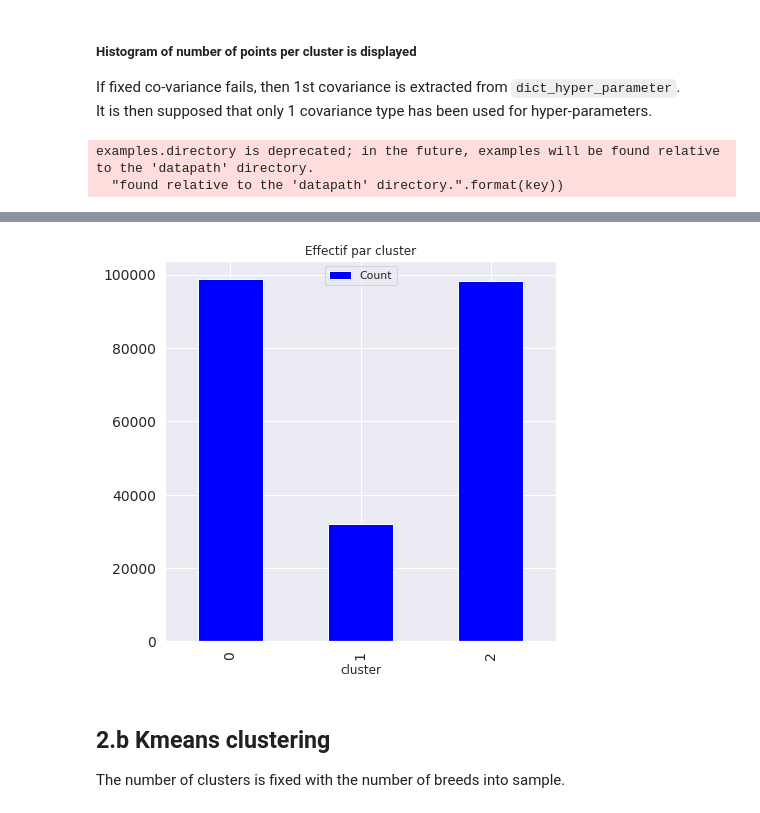
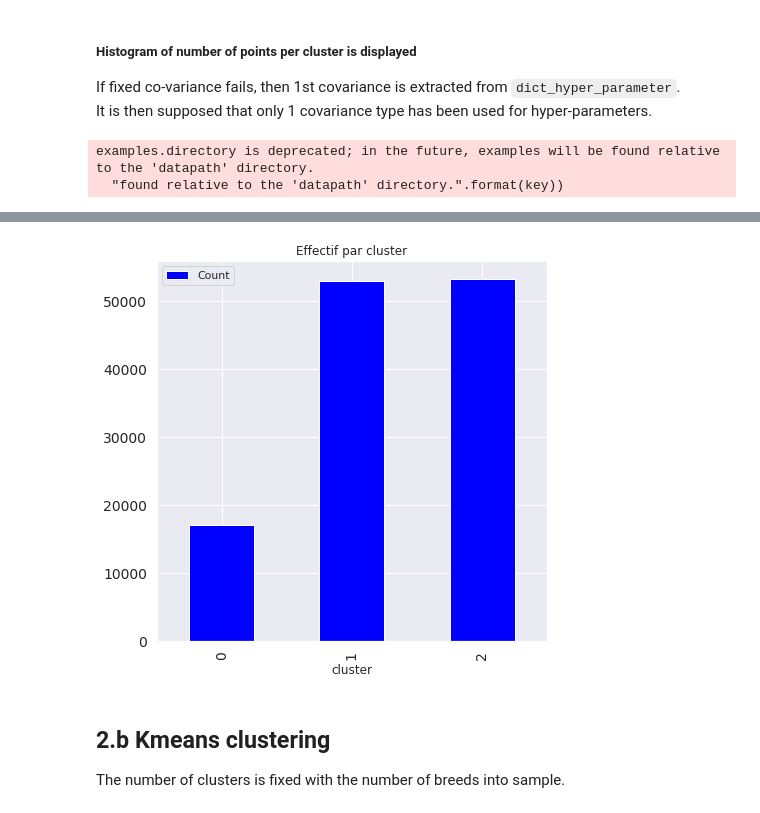
Before and after one commit to dataforcast/OC_Datascientist, a Jupyter notebook: P7/P7_DataBreed.ipynb, the cells around one changed output, grey strips where cells are left out. Drawn from its saved outputs; the diff is of its cells as text; code cells hidden in the pictures.

```diff
--- a/P7/P7_DataBreed.ipynb
+++ b/P7/P7_DataBreed.ipynb
@@ -53,7 +53,7 @@ If any change took place into file `P7_DataBreed.py` then this function first up
 * By default, flag `is_saved` is fixed to `True`.
 # %%
 import P7_DataBreed
-if False :
+if True :
     oP7_DataBreed = P7_DataBreed.update_object_save(oP7_DataBreed, is_saved=False,is_new_attribute=True)
 # %% [raw]
 #-------------------------------------------------------------------------
@@ -96,6 +96,7 @@ is_splitted=True
 # %%
 import p5_util
 import P7_DataBreed
+filename_databreed = './data/oP7_DataBreed_3_breeds_splitted_True_KpFiltered_False.dump'
 if False :
     oP7_DataBreed=P7_DataBreed.P7_DataBreed('./data/EasyImages')
     oP7_DataBreed.std_size=None
@@ -111,11 +112,12 @@ else :
     #---------------------------------------------------------------------
     # Reload `oP7_DataBreed` already dumped
     #---------------------------------------------------------------------
-    oP7_DataBreed = p5_util.object_load('./data/oP7_DataBreed.dump')
+    oP7_DataBreed = p5_util.object_load(filename_databreed)
     oP7_DataBreed.is_squarred=False
     oP7_DataBreed.std_size=(300,300)
     breed_count = len(oP7_DataBreed.list_breed_sample)
     image_per_breed_count = oP7_DataBreed.sampling_image_per_breed_count
+    oP7_DataBreed.is_kp_filtered=True
 
 oP7_DataBreed.show()
 oP7_DataBreed.show_breed_name()
@@ -177,6 +200,8 @@ Random image sampling ......... : False
 ## <font color='blus'>2.a GMM clustering</font>
 
 The number of clusters is fixed with the number of breeds into sample.
+# %%
+is_gmm_clustering = True
 # %%
 import p5_util
 import P7_DataBreed
@@ -250,43 +276,45 @@ It is then supposed that only 1 covariance type has been used for hyper-paramete
 # %%
 import p5_util
 import p5_util_plot
-n_cluster = oP7_DataBreed.sampling_breed_count
-#-----------------------------------------------------------------------------------
-# Best GMM model is updated
-#-----------------------------------------------------------------------------------
-p_covariance_type = 'full'
-try :
-    list_gmm_model = dict_list_gmm_model[p_covariance_type]
-except KeyError:
-    p_covariance_type = dict_hyper_parameter['covariance_type'][0]
-    list_gmm_model = dict_list_gmm_model[p_covariance_type]
+if is_gmm_clustering is True :
 
-for gmm_model in list_gmm_model:
-    if n_cluster == gmm_model.n_components:
-        break
-gmm_model
+    n_cluster = oP7_DataBreed.sampling_breed_count
+    #-----------------------------------------------------------------------------------
+    # Best GMM model is updated
+    #-----------------------------------------------------------------------------------
+    p_covariance_type = 'full'
+    try :
+        list_gmm_model = dict_list_gmm_model[p_covariance_type]
+    except KeyError:
+        p_covariance_type = dict_hyper_parameter['covariance_type'][0]
+        list_gmm_model = dict_list_gmm_model[p_covariance_type]
 
-#-----------------------------------------------------------------------------------
-# Dictionary of clusters model is updated
-#-----------------------------------------------------------------------------------
-oP7_DataBreed.dict_cluster_model = {'GMM':gmm_model}
+    for gmm_model in list_gmm_model:
+        if n_cluster == gmm_model.n_components:
+            break
+    gmm_model
 
-if 'cluster' in df_desc.columns:
-    del(df_desc['cluster'])
+    #-----------------------------------------------------------------------------------
+    # Dictionary of clusters model is updated
+    #-----------------------------------------------------------------------------------
+    oP7_DataBreed.dict_cluster_model = {'GMM':gmm_model}
 
-#-----------------------------------------------------------------------------------
-# Data values (descriptors) are assigned to clusters
-#-----------------------------------------------------------------------------------
-pred_gmm = gmm_model.predict(df_desc.values)
-print(df_desc.shape)
+    if 'cluster' in df_desc.columns:
+        del(df_desc['cluster'])
 
-df_desc = p5_util.df_add_cluster(df_desc, pred_gmm)
-print(df_desc.shape)
+    #-----------------------------------------------------------------------------------
+    # Data values (descriptors) are assigned to clusters
+    #-----------------------------------------------------------------------------------
+    pred_gmm = gmm_model.predict(df_desc.values)
+    print(df_desc.shape)
 
-#-----------------------------------------------------------------------------------
-# Histogram for assignement is displayed
-#-----------------------------------------------------------------------------------
-p5_util_plot.plot_cluster_frequency(df_desc)
+    df_desc = p5_util.df_add_cluster(df_desc, pred_gmm)
+    print(df_desc.shape)
+
+    #-----------------------------------------------------------------------------------
+    # Histogram for assignement is displayed
+    #-----------------------------------------------------------------------------------
+    p5_util_plot.plot_cluster_frequency(df_desc)
 # %% [output]
 examples.directory is deprecated; in the future, examples will be found relative to the 'datapath' directory.
   "found relative to the 'datapath' directory.".format(key))
@@ -302 +330 @@ cluster
-[figure, old version]
+[figure, new version]
```
Also changed, not shown: parts of 27 cells of this notebook, 6 other files.
